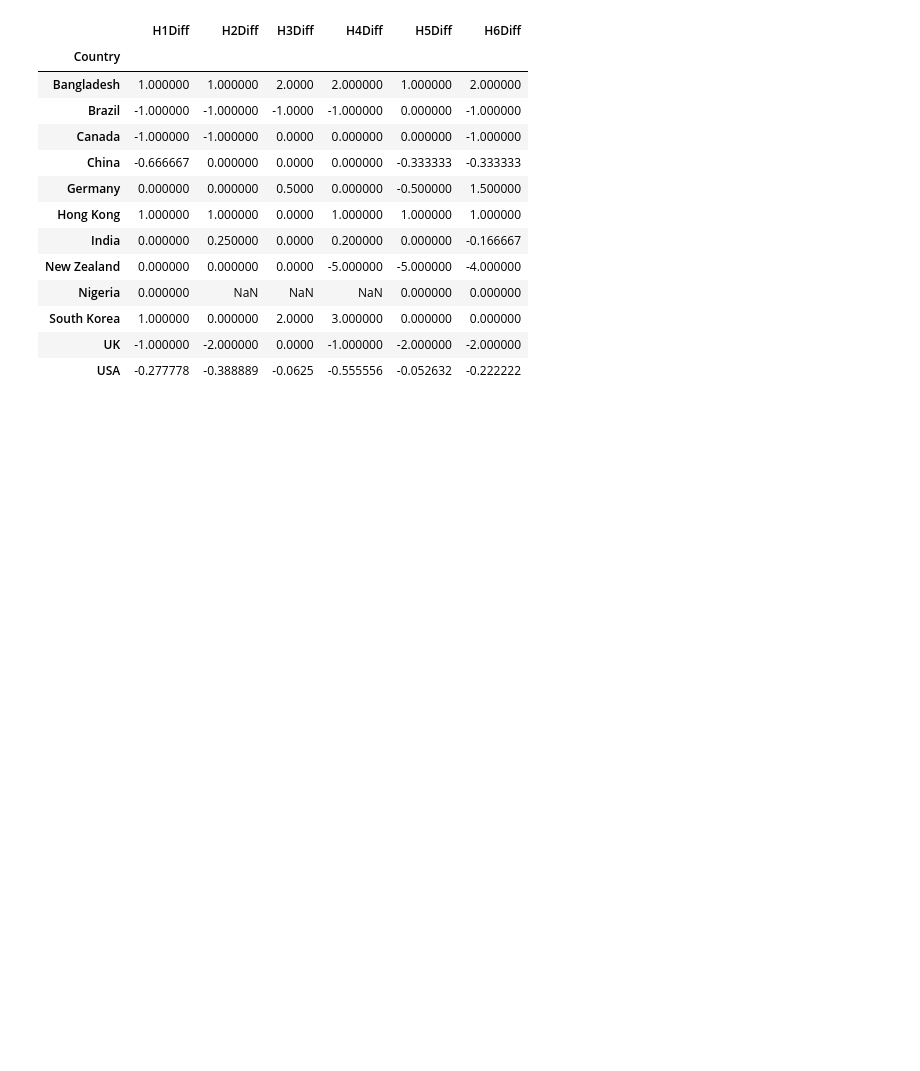
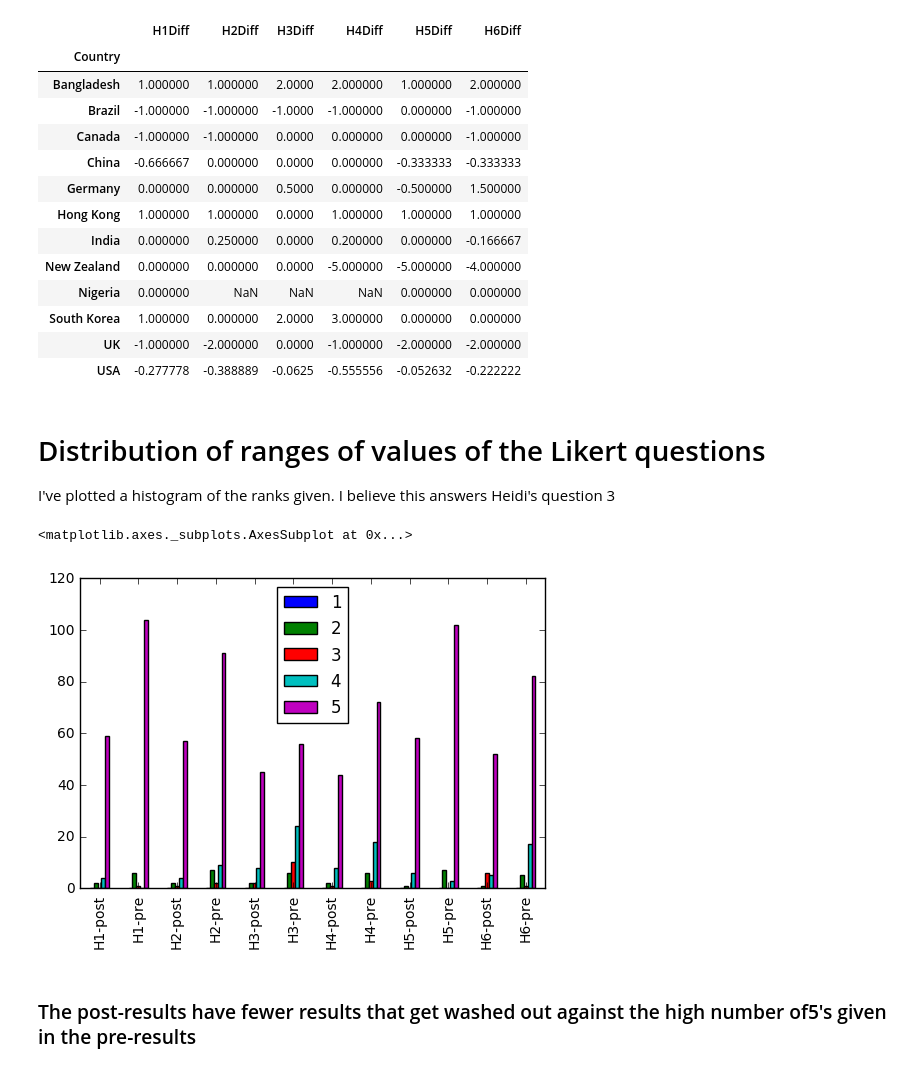
Before and after one commit to cmacdonell/hopper2016, a Jupyter notebook: Hopper_analysis.ipynb, the cells around one changed output. Cells and saved outputs as stored; diff of their text form; code cells hidden in the pictures; blank space fills up the shorter version.

Commit message:
Hopefully answering question #3

```diff
--- a/Hopper_analysis.ipynb
+++ b/Hopper_analysis.ipynb
@@ -38,9 +42,9 @@ How many mentioned a word related to skill development: 14
 # %%
 df_all = pd.read_excel("Hopper 2016 - analysis.xls")
 #print(list(df_all))
+df_all = df_all.replace('DK',np.nan)
+
 pre_survey_race = df_all[['Origin','H1','H2','H3','H4','H5','H6']]
-pre_survey_race = pre_survey_race.replace('DK',np.nan)
-#pre_survey_race
 means = pre_survey_race.groupby('Origin').mean()
 tp = means.transpose()
 ax = tp.plot.line()
@@ -148,3 +154,24 @@ clean_post_survey_diff.groupby('Country').mean()
 | South Korea | 1.000000 | 0.000000 | 2.0000 | 3.000000 | 0.000000 | 0.000000 |
 | UK | -1.000000 | -2.000000 | 0.0000 | -1.000000 | -2.000000 | -2.000000 |
 | USA | -0.277778 | -0.388889 | -0.0625 | -0.555556 | -0.052632 | -0.222222 |
+# %% [markdown]
+# Distribution of ranges of values of the Likert questions
+
+I've plotted a histogram of the ranks given. I believe this answers Heidi's question 3
+# %%
+col_dict = dict()
+for column in ['H1','H2','H3','H4','H5','H6']:
+    heights,bins = np.histogram(df_all[column].dropna(),bins=[-1,0,1,2,3,4,5])
+    col_dict[column+"-pre"] = heights
+    heights,bins = np.histogram(df_all[column+".1"].dropna(),bins=[-1,0,1,2,3,4,5])
+    col_dict[column+"-post"] = heights
+
+
+df = pd.DataFrame(col_dict)
+#df['H2.1'].dropna().hist(bins=[0,1,2,3,4,5])
+df[1:6].transpose().plot(kind="bar")
+# %% [output]
+<matplotlib.axes._subplots.AxesSubplot at 0x...>
+[figure, added]
+# %% [markdown]
+### The post-results have fewer results that get washed out against the high number of5's given in the pre-results
```
Also changed, not shown: parts of 5 cells of this notebook.
